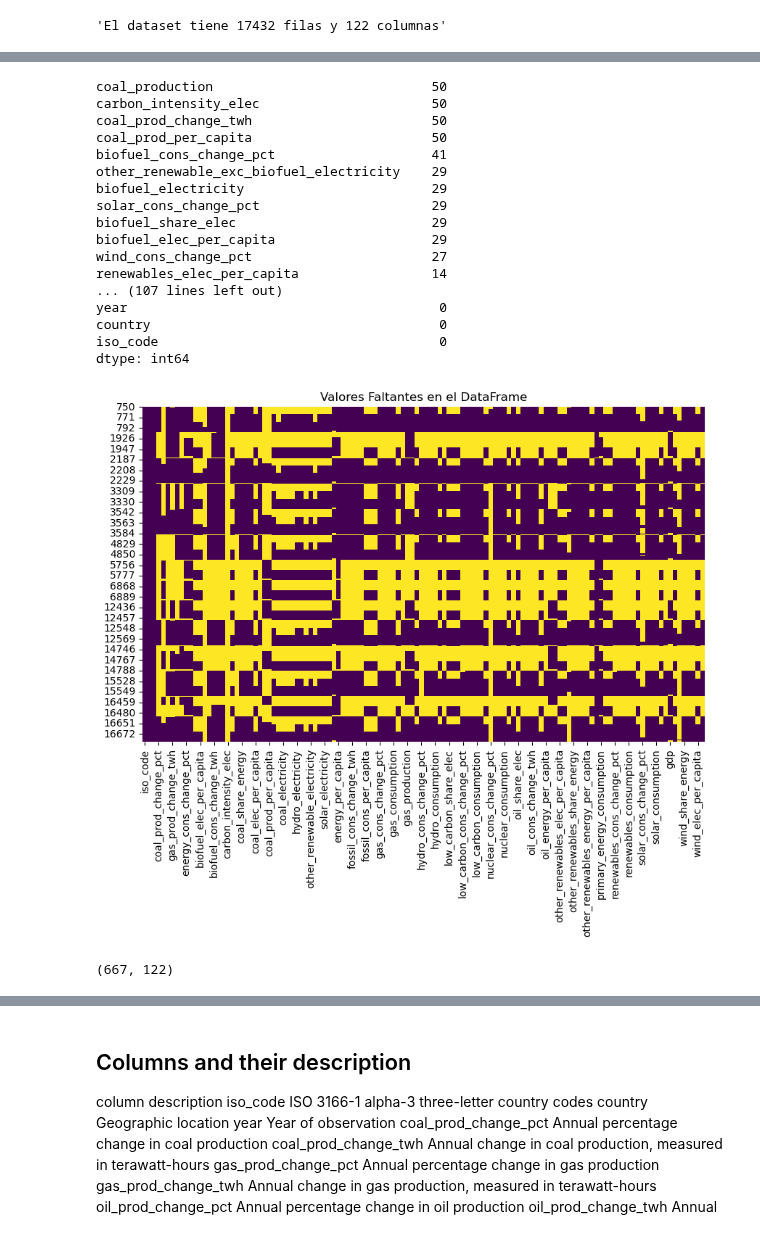
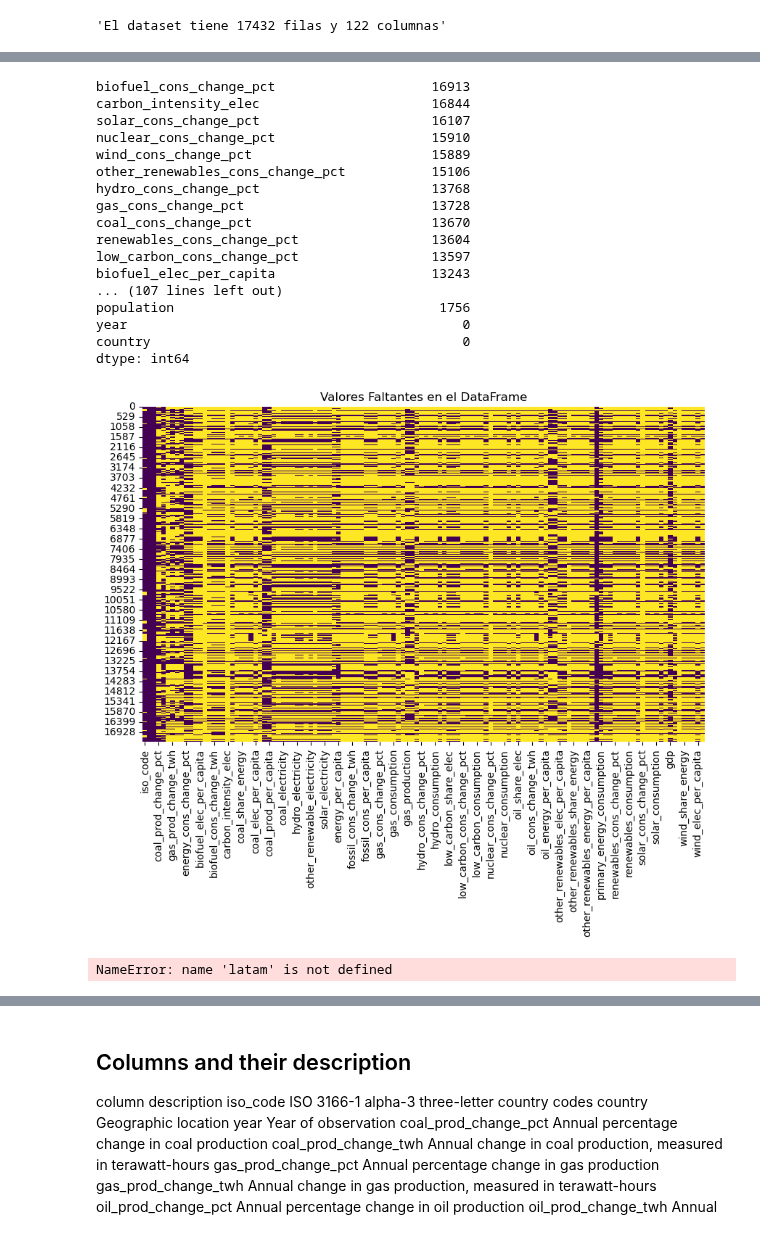
Before and after one commit to L-Ameneiro/EDA-Datasets, a Jupyter notebook: notebooks/consumo_energetico_mundial.ipynb, the cells around one changed output, grey strips where cells are left out. Saved outputs shown, nothing was run; the diff lists cells and outputs as text; code cells hidden in the pictures.

```diff
--- a/notebooks/consumo_energetico_mundial.ipynb
+++ b/notebooks/consumo_energetico_mundial.ipynb
@@ -42,41 +42,41 @@ Index(['iso_code', 'country', 'year', 'coal_prod_change_pct', 'coal_prod_change_
       dtype='object')
 # %%
 # Se observan cuántos valores faltantes tiene cada columna:
-missing_values = latam.isnull().sum().sort_values(ascending = False)
+missing_values = wec.isnull().sum().sort_values(ascending = False)
         # datos faltantes ordenados de mayor a menor
         # según la columna
 missing_values
 # %% [output]
-coal_production                            50
-carbon_intensity_elec                      50
-coal_prod_change_twh                       50
-coal_prod_per_capita                       50
-biofuel_cons_change_pct                    41
-other_renewable_exc_biofuel_electricity    29
-biofuel_electricity                        29
-solar_cons_change_pct                      29
-biofuel_share_elec                         29
-biofuel_elec_per_capita                    29
-wind_cons_change_pct                       27
-renewables_elec_per_capita                 14
+biofuel_cons_change_pct                    16913
+carbon_intensity_elec                      16844
+solar_cons_change_pct                      16107
+nuclear_cons_change_pct                    15910
+wind_cons_change_pct                       15889
+other_renewables_cons_change_pct           15106
+hydro_cons_change_pct                      13768
+gas_cons_change_pct                        13728
+coal_cons_change_pct                       13670
+renewables_cons_change_pct                 13604
+low_carbon_cons_change_pct                 13597
+biofuel_elec_per_capita                    13243
 ... (107 lines left out)
-year                                        0
-country                                     0
-iso_code                                    0
+population                                  1756
+year                                           0
+country                                        0
 dtype: int64
 # %%
 # visualización de valores faltantes
 plt.figure(figsize=(10, 6))
-sns.heatmap(latam.isnull(), cmap='viridis', cbar=False)
+sns.heatmap(wec.isnull(), cmap='viridis', cbar=False)
 plt.title('Valores Faltantes en el DataFrame')
 plt.show()
 # %% [output]
-[figure, old version]
+[figure, new version]
 # %%
 # Se creará un nuevo dataframe filtrando por el valor de la columna tipo (película)
-latam = wec[(wec['iso_code'] == "ARG") | (wec['iso_code'] == "ECU") | (wec['iso_code'] == "GUY") | (wec['iso_code'] == "PER") | (wec['iso_code'] == "GUF") |(wec['iso_code'] == "URY") | (wec['iso_code'] == "PRY") | (wec['iso_code'] == "BOL")  | (wec['iso_code'] == "SUR")  | (wec['iso_code'] == "TTO") | (wec['iso_code'] == "BRA")| (wec['iso_code'] == "CHL") | (wec['iso_code'] == "COL") | (wec['iso_code'] == "VEN")]
+latam = latam[(latam['iso_code'] == "ARG") | (wec['iso_code'] == "ECU") | (wec['iso_code'] == "GUY") | (wec['iso_code'] == "PER") | (wec['iso_code'] == "GUF") |(wec['iso_code'] == "URY") | (wec['iso_code'] == "PRY") | (wec['iso_code'] == "BOL")  | (wec['iso_code'] == "SUR")  | (wec['iso_code'] == "TTO") | (wec['iso_code'] == "BRA")| (wec['iso_code'] == "CHL") | (wec['iso_code'] == "COL") | (wec['iso_code'] == "VEN")]
 latam = latam[(latam['year'] > 1969)]
-latam.shape ## Se verifica la cantidad de filas
+latam.shape ## Se verifica la cantidad de fila
 # %% [output]
-(667, 122)
+NameError: name 'latam' is not defined
 # %%
```
Also changed, not shown: parts of 2 cells of this notebook, 2 other files.
